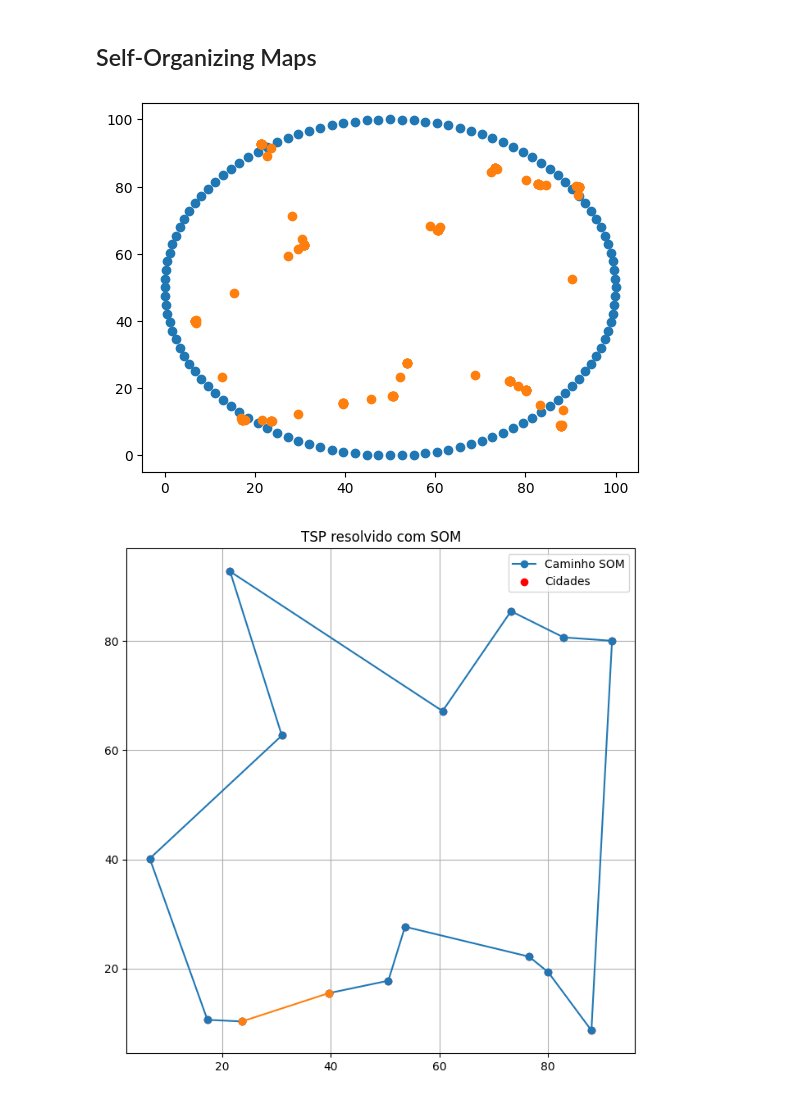
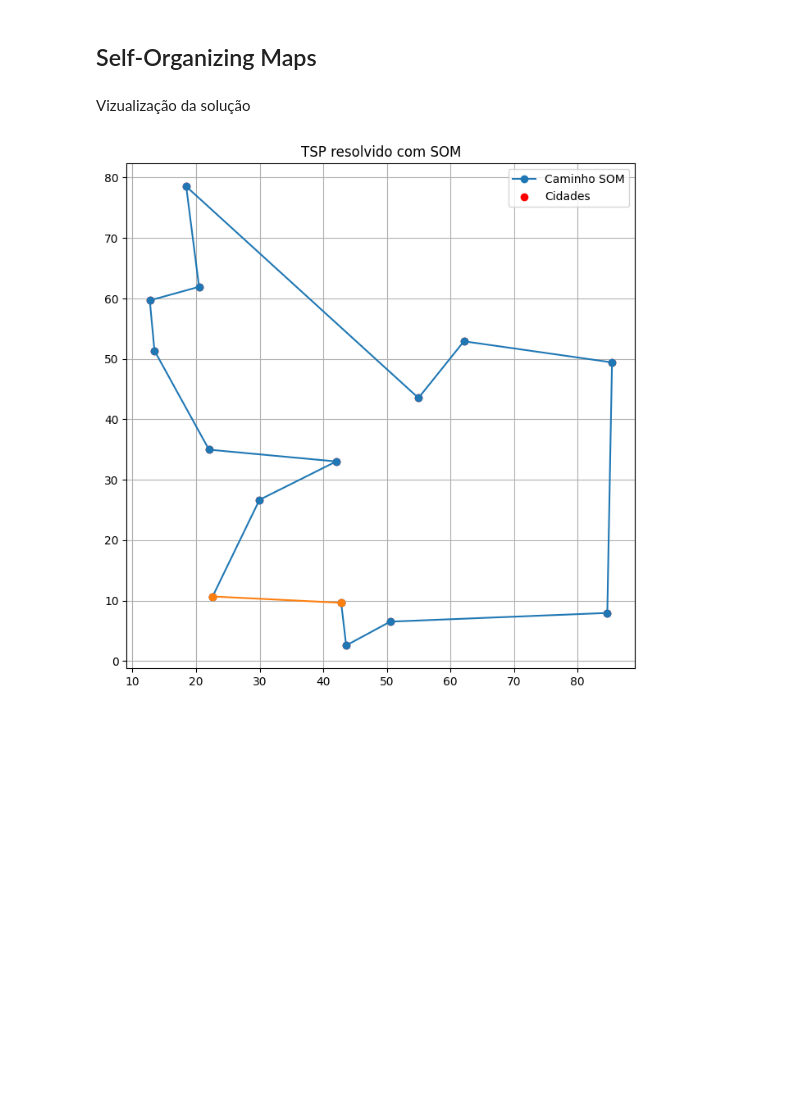
Before and after one commit to Wally-sson/pys, a Jupyter notebook: proximo petpy.ipynb, the cells around one changed output. Drawn from its saved outputs; the diff is of its cells as text; code cells hidden in the pictures; blank space fills up the shorter version.

```diff
--- a/proximo petpy.ipynb
+++ b/proximo petpy.ipynb
@@ -172,34 +212,21 @@ raio_inicial = num_neuronios // 2
 decaimento_constante = num_epocas / np.log(raio_inicial)
 
 
-N = 15
-L= 100
-seed(4)
-cidades = np.zeros([N,2], float)
-for i in range(N):
-    cidades[i,0], cidades[i,1] = random()*L, random()*L
-
-# Gerar cidades aleatórias no plano [0,1]x[0,1]
-
-
-
-
-
-
 # Inicializar neurônios em um círculo
 theta = np.linspace(0, 2*np.pi, num_neuronios, endpoint=False)
 neuronios = np.column_stack((L*np.cos(theta), L*np.sin(theta))) * 0.5 + L//2  # centralizado no [0,1]x[0,1]
 
-plt.plot(neuronios[:,0], neuronios[:,1], "o")
 
 # Função de distância euclidiana
 def distancia(a, b):
     return np.linalg.norm(a - b, axis=1)
 
+
+quadros_SOM = [neuronios.copy()]
 # Treinamento SOM
 for epoca in range(num_epocas):
     cidade_idx = np.random.randint(num_cidades)
-    cidade = cidades[cidade_idx]
+    cidade = cidades_SOM[cidade_idx]
 
     # Encontrar neurônio vencedor
     distancias = distancia(neuronios, cidade)
@@ -217,6 +244,12 @@ for epoca in range(num_epocas):
             influencia = np.exp(-delta**2 / (2 * (raio**2)))
             neuronios[i] += alpha * influencia * (cidade - neuronios[i])
 
+    if epoca % 10 == 0:  # salva a cada 10 épocas (pode ajustar esse valor)
+        quadros_SOM.append(neuronios.copy())
+
+
+
+
 # Obter ordem final das cidades
 ordem = []
 for cidade in cidades:
@@ -225,21 +258,16 @@ for cidade in cidades:
     ordem.append((idx, cidade))
 ordem.sort()
 caminho = np.array([cidade for _, cidade in ordem])
-
-# Plotar resultado
-plt.plot(neuronios[:,0], neuronios[:,1], "o")
-plt.show()
-
-
-
-plt.figure(figsize=(8, 8))
-plt.plot(caminho[:, 0], caminho[:, 1], 'o-', label='Caminho SOM')
-plt.plot([caminho[-1, 0], caminho[0, 0]], [caminho[-1, 1], caminho[0, 1]], 'o-')  # fechar o ciclo
-plt.scatter(cidades[:, 0], cidades[:, 1], c='red', label='Cidades')
-plt.title('TSP resolvido com SOM')
-plt.legend()
-plt.grid(True)
-plt.show()
-# %% [output]
-[figure, removed]
-[figure, removed]
+# %% [markdown]
+Vizualização da solução
+# %%
+plt.figure(figsize=(8, 8))
+plt.plot(caminho[:, 0], caminho[:, 1], 'o-', label='Caminho SOM')
+plt.plot([caminho[-1, 0], caminho[0, 0]], [caminho[-1, 1], caminho[0, 1]], 'o-')
+plt.scatter(cidades_SOM[:, 0], cidades_SOM[:, 1], c='red', label='Cidades')
+plt.title('TSP resolvido com SOM')
+plt.legend()
+plt.grid(True)
+plt.show()
+# %% [output]
+[figure, added]
```
Also changed, not shown: parts of 28 cells of this notebook, 4 other files.
